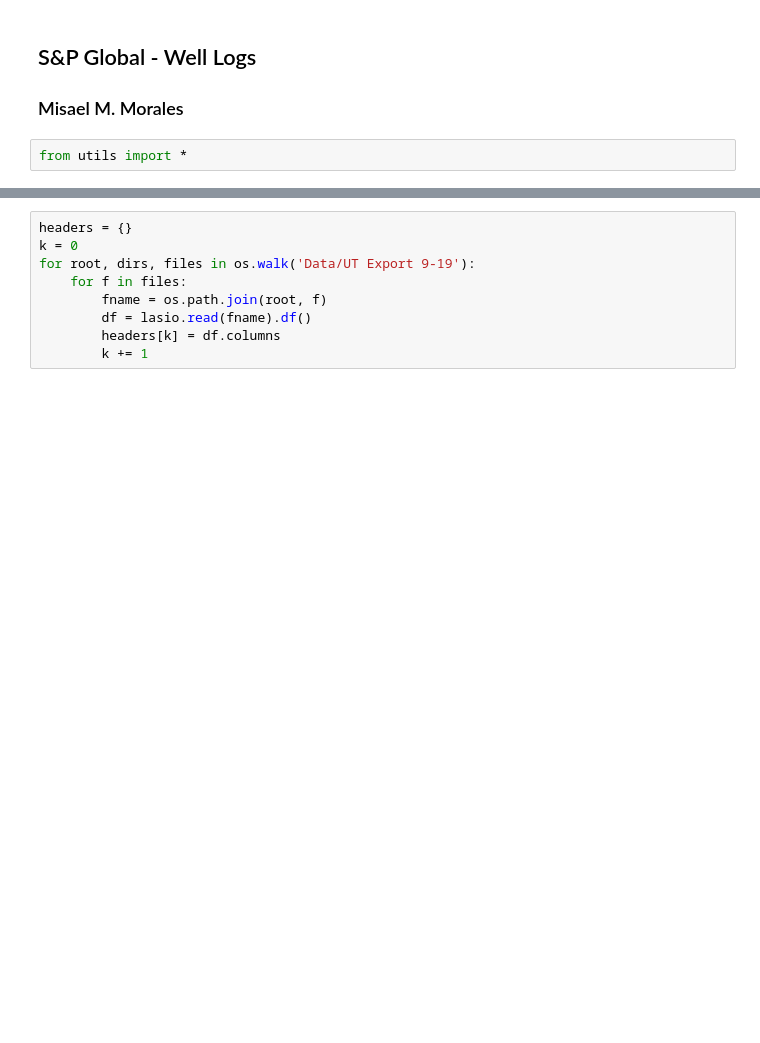
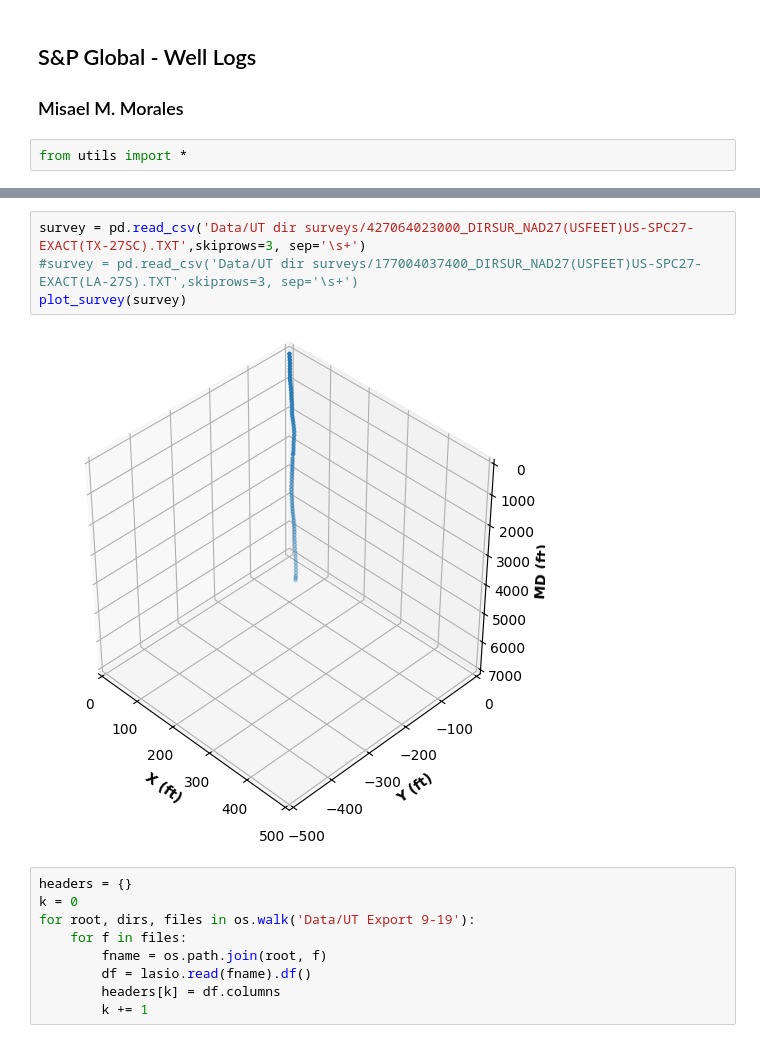
Before and after one commit to misaelmmorales/AutoPetrophysics-GOM-CCS, a Jupyter notebook: sp500_misael.ipynb, the cells around one changed output, grey strips where cells are left out. Saved outputs shown, nothing was run; the diff lists cells and outputs as text; blank space fills up the shorter version.

```diff
--- a/sp500_misael.ipynb
+++ b/sp500_misael.ipynb
@@ -6,3 +10,9 @@ from utils import *
+# %%
+survey = pd.read_csv('Data/UT dir surveys/427064023000_DIRSUR_NAD27(USFEET)US-SPC27-EXACT(TX-27SC).TXT',skiprows=3, sep='\s+')
+#survey = pd.read_csv('Data/UT dir surveys/177004037400_DIRSUR_NAD27(USFEET)US-SPC27-EXACT(LA-27S).TXT',skiprows=3, sep='\s+')
+plot_survey(survey)
+# %% [output]
+[figure, added]
 # %%
 headers = {}
 k = 0
```
Also changed, not shown: parts of 20 cells of this notebook, 2 other files.
